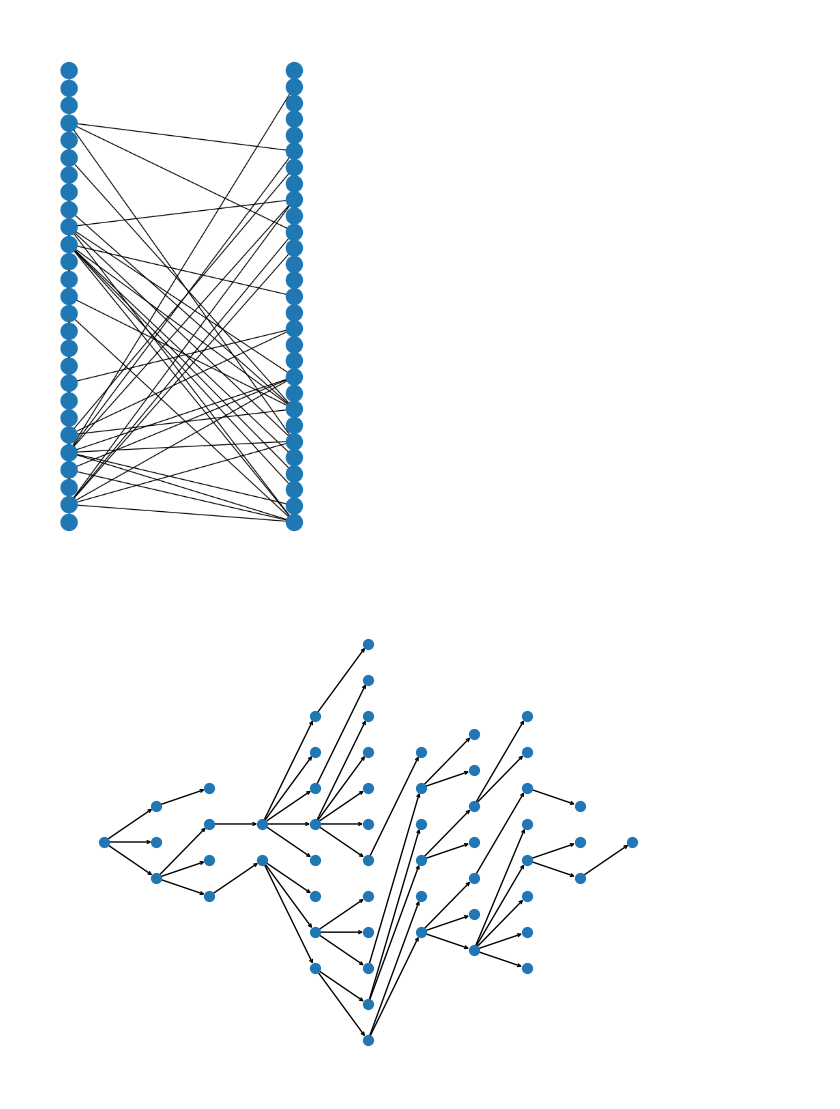
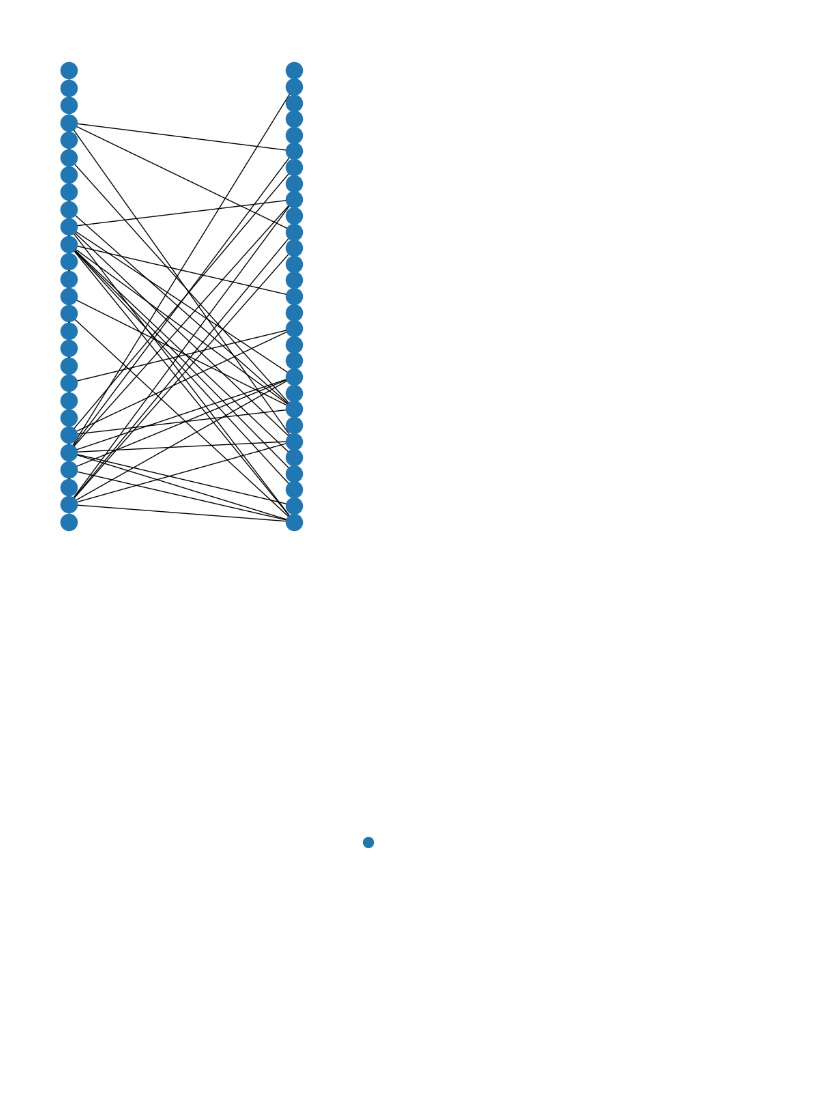
Before and after one commit to Luke-zm/statistical_analysis_of_networks, a Jupyter notebook: week1_practical.ipynb, the cells around one changed output. Cells and saved outputs as stored; diff of their text form; code cells hidden in the pictures.

```diff
--- a/week1_practical.ipynb
+++ b/week1_practical.ipynb
@@ -369,35 +369,35 @@ def simulate_epidemic(G, p):
 
         # Get the edges connected to the infected vertex
         edges = list(G.edges(infected_vertex))
 
         # Infect each neighbor via each edge with a probability p
         for edge in edges:
             neighbor = edge[1] if edge[0] == infected_vertex else edge[0]
             if G.nodes[neighbor]['disease_status'] == 'susceptible' and random.random() < p:
                 G.nodes[neighbor]['disease_status'] = 'infected'
                 T.add_edge(infected_vertex, neighbor)
                 infected_set.add(neighbor)
 
         # Set the current infected vertex to recovered
         G.nodes[infected_vertex]['disease_status'] = 'recovered'
         infected_set.remove(infected_vertex)
 
     return T
 
 # Example usage:
 p = 0.07  # Define the infection probability
-T = simulate_epidemic(simple_graph, p)
+T = simulate_epidemic(subgraph, p)
 
 # Draw the tree T using planar_layout
 if len(T) == 1:
     pos = {list(T.nodes())[0]: (0, 0)}
 else:
     pos = nx.bfs_layout(T, list(T.nodes())[0])
 
 # Draw the tree with labels
 nx.draw(T, pos, with_labels=False, node_size=50, arrows=True, arrowstyle='->', arrowsize=5)
 # %% [output]
-[figure, old version]
+[figure, new version]
 # %%
 epidemic_sizes = []  # List to store the final size of the epidemic
 p = 0.07
```
Also changed, not shown: parts of 8 cells of this notebook, 6 other files.
